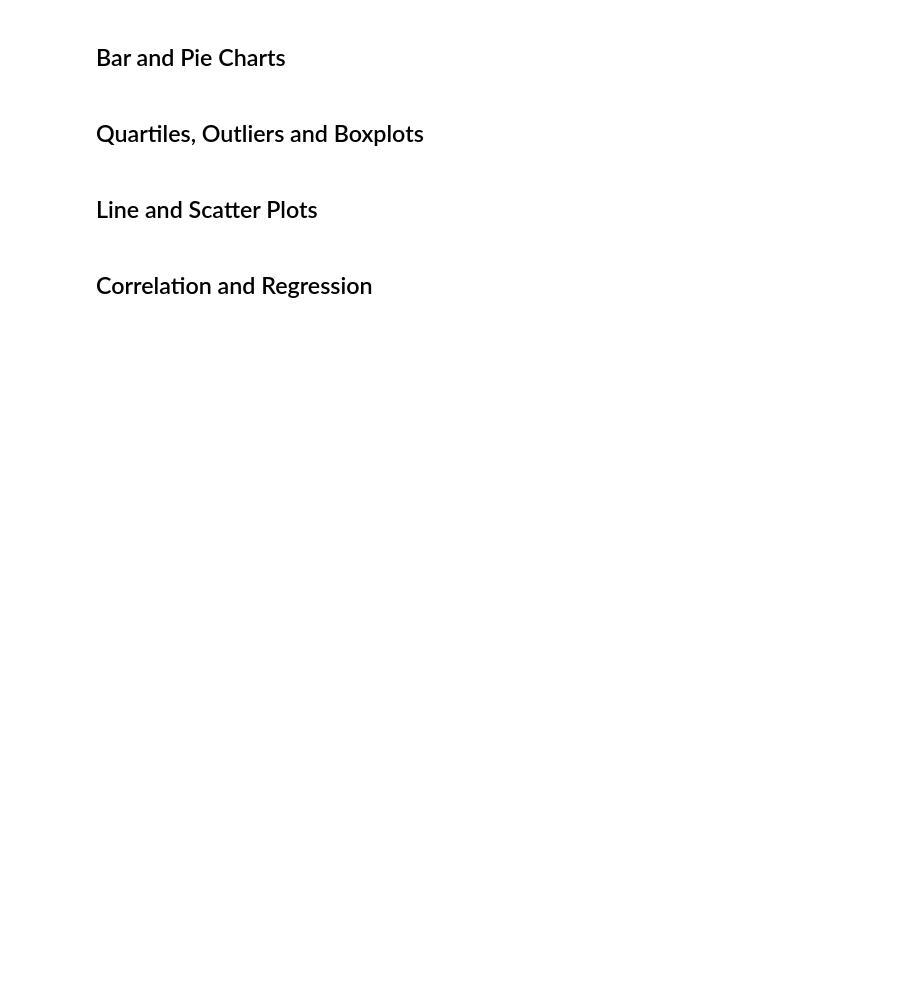
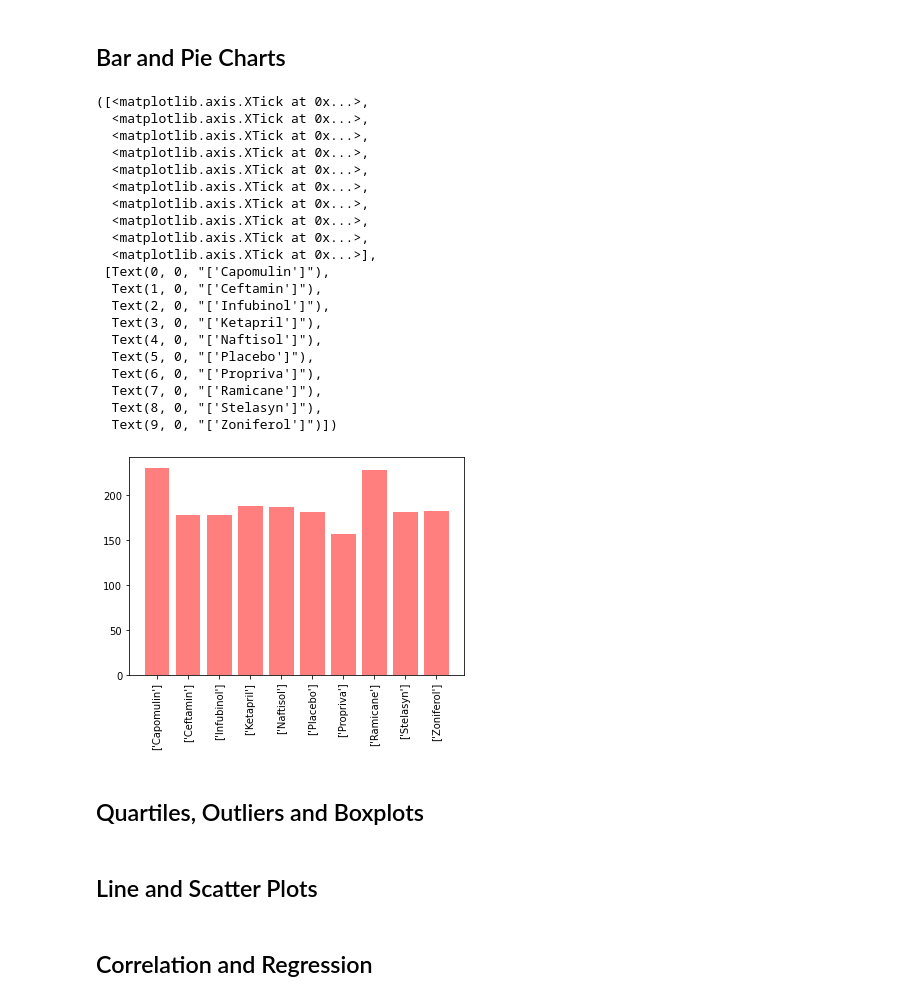
Before and after one commit to gabriellaburns/Matplotlib-Homework, a Jupyter notebook: pymaceuticals_starter.ipynb, the cells around one changed output. Saved outputs shown, nothing was run; the diff lists cells and outputs as text; code cells hidden in the pictures; blank space fills up the shorter version.

```diff
--- a/pymaceuticals_starter.ipynb
+++ b/pymaceuticals_starter.ipynb
@@ -175,6 +179,36 @@ summary2
 ## Bar and Pie Charts
 # %%
 # Generate a bar plot showing the total number of timepoints for all mice tested for each drug regimen using Pandas.
+#create a list
+
+# Set x axis and tick locations
+x_axis = np.arange(len(regimen_stats))
+tick_locations = [value for value in x_axis]
+
+plt.bar(x_axis, regimen_stats["Timepoint"].count(), color='r', alpha=0.5, align="center")
+plt.xticks(tick_locations, regimen_stats['Drug Regimen'].unique(), rotation="vertical")
+# %% [output]
+([<matplotlib.axis.XTick at 0x...>,
+  <matplotlib.axis.XTick at 0x...>,
+  <matplotlib.axis.XTick at 0x...>,
+  <matplotlib.axis.XTick at 0x...>,
+  <matplotlib.axis.XTick at 0x...>,
+  <matplotlib.axis.XTick at 0x...>,
+  <matplotlib.axis.XTick at 0x...>,
+  <matplotlib.axis.XTick at 0x...>,
+  <matplotlib.axis.XTick at 0x...>,
+  <matplotlib.axis.XTick at 0x...>],
+ [Text(0, 0, "['Capomulin']"),
+  Text(1, 0, "['Ceftamin']"),
+  Text(2, 0, "['Infubinol']"),
+  Text(3, 0, "['Ketapril']"),
+  Text(4, 0, "['Naftisol']"),
+  Text(5, 0, "['Placebo']"),
+  Text(6, 0, "['Propriva']"),
+  Text(7, 0, "['Ramicane']"),
+  Text(8, 0, "['Stelasyn']"),
+  Text(9, 0, "['Zoniferol']")])
+[figure, added]
 # %%
 # Generate a bar plot showing the total number of timepoints for all mice tested for each drug regimen using pyplot.
 # %%
```
Also changed, not shown: parts of 3 cells of this notebook.
